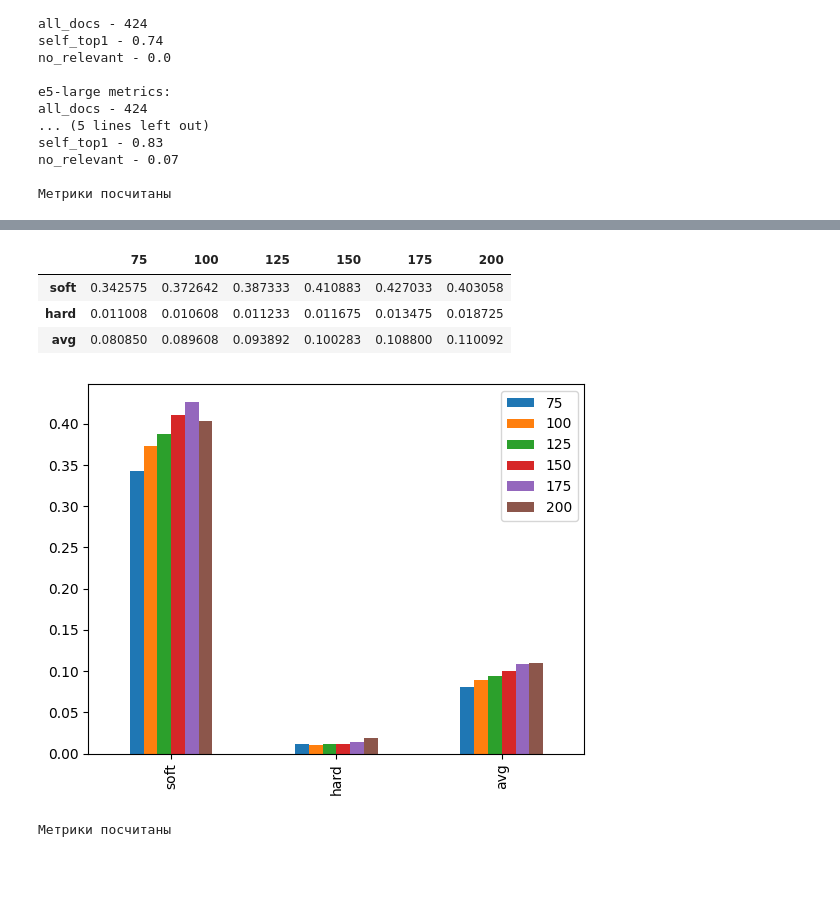
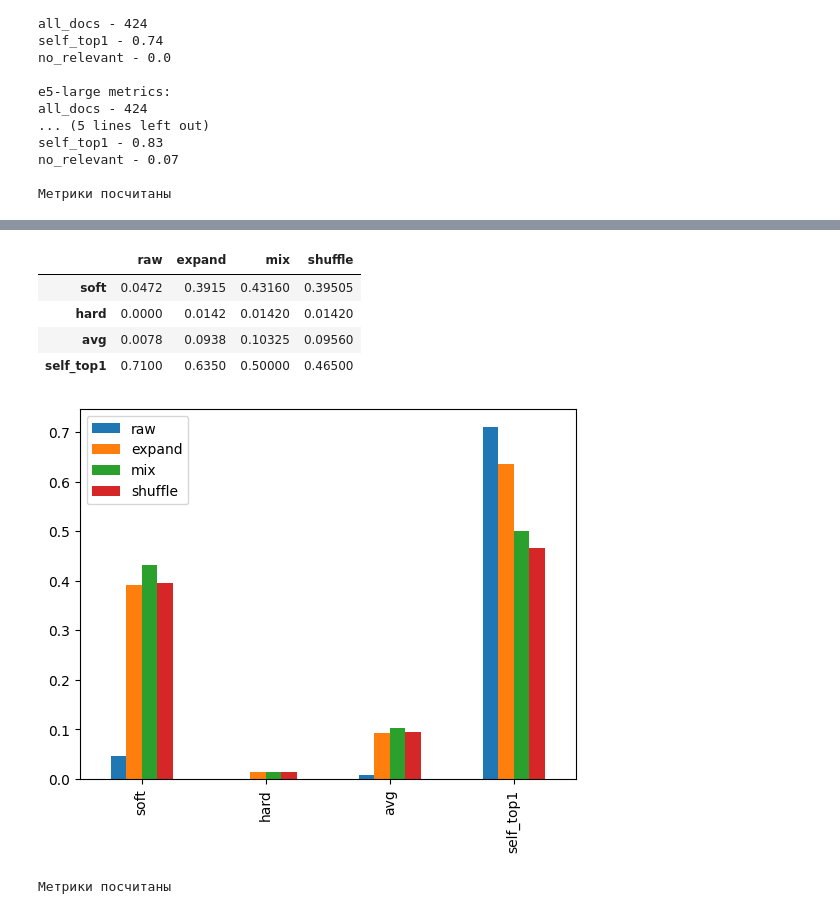
Before and after one commit to Ramnck/term-vector-extraction, a Jupyter notebook: vaildate.ipynb, the cells around one changed output, grey strips where cells are left out. Drawn from its saved outputs; the diff is of its cells as text; code cells hidden in the pictures; blank space fills up the shorter version.

```diff
--- a/vaildate.ipynb
+++ b/vaildate.ipynb
@@ -1,6 +1,6 @@
 # %%
-name_of_experiment = "500_raw_rel"
-output_file = "eval56.json"
+name_of_experiment = "500_raw_re"
+output_file = "evalC.json"
 # %%
 # Посчитать метрики
 from documents import FileSystem
@@ -158,10 +158,11 @@ import matplotlib.pyplot as plt
 
 
 base_path = Path("data") / "eval"
-with open(base_path / "eval.json", encoding="utf-8") as file:
+with open(base_path / "evalC.json", encoding="utf-8") as file:
     rawdata = json.load(file)
 
 metrics = ["soft", "hard", "avg"]
+# metrics = ["soft", "hard", "avg"]
 
 yake = {
     k: {k1: v1 for k1, v1 in v.items() if k1 in metrics}
@@ -182,7 +183,7 @@ mpnet = {
 methods = ["expand", "mix", "shuffle", "raw"]
 
 
-data = mpnet
+data = yake
 
 data_dict = {}
 for method in methods:
@@ -208,39 +209,45 @@ raw.plot.bar()
 # %%
 # Усредненные по длинам метрики
 
 
 import numpy as np
 
-nums = [75, 100, 125, 150, 175, 200]
+# nums = list(range(75,401,25))
+# nums = ["175", "150"]
+nums = ["raw", "expand", "mix", "shuffle"]
 
 
 data = {str(num): {m: list() for m in metrics} for num in nums}
 
 method = "mpnet"
 
 for k, v in rawdata.items():
-    num = k.split("_")[-1]
-    # if method not in k:
-    #     continue
+    num = k.split("_")[1]
+    if method not in k.lower():
+        continue
+
+    if "175" not in k and "150" not in k:
+        continue
 
     for k1, v1 in v.items():
         if k1 in metrics:
             data[num][k1].append(v1)
 
 for k, v in data.items():
     for k1 in v.keys():
         v[k1] = np.mean(v[k1])
 
 data = pd.DataFrame(data)
 
 data.plot.bar()
 data
 # %% [output]
-|  | 75 | 100 | 125 | 150 | 175 | 200 |
-| soft | 0.342575 | 0.372642 | 0.387333 | 0.410883 | 0.427033 | 0.403058 |
-| hard | 0.011008 | 0.010608 | 0.011233 | 0.011675 | 0.013475 | 0.018725 |
-| avg | 0.080850 | 0.089608 | 0.093892 | 0.100283 | 0.108800 | 0.110092 |
+|  | raw | expand | mix | shuffle |
+| soft | 0.0472 | 0.3915 | 0.43160 | 0.39505 |
+| hard | 0.0000 | 0.0142 | 0.01420 | 0.01420 |
+| avg | 0.0078 | 0.0938 | 0.10325 | 0.09560 |
+| self_top1 | 0.7100 | 0.6350 | 0.50000 | 0.46500 |
-[figure, old version]
+[figure, new version]
 # %%
 # Сравнить готовые терм вектора с полученными моей системой
 
```
Also changed, not shown: parts of 3 cells of this notebook, 7 other files.
